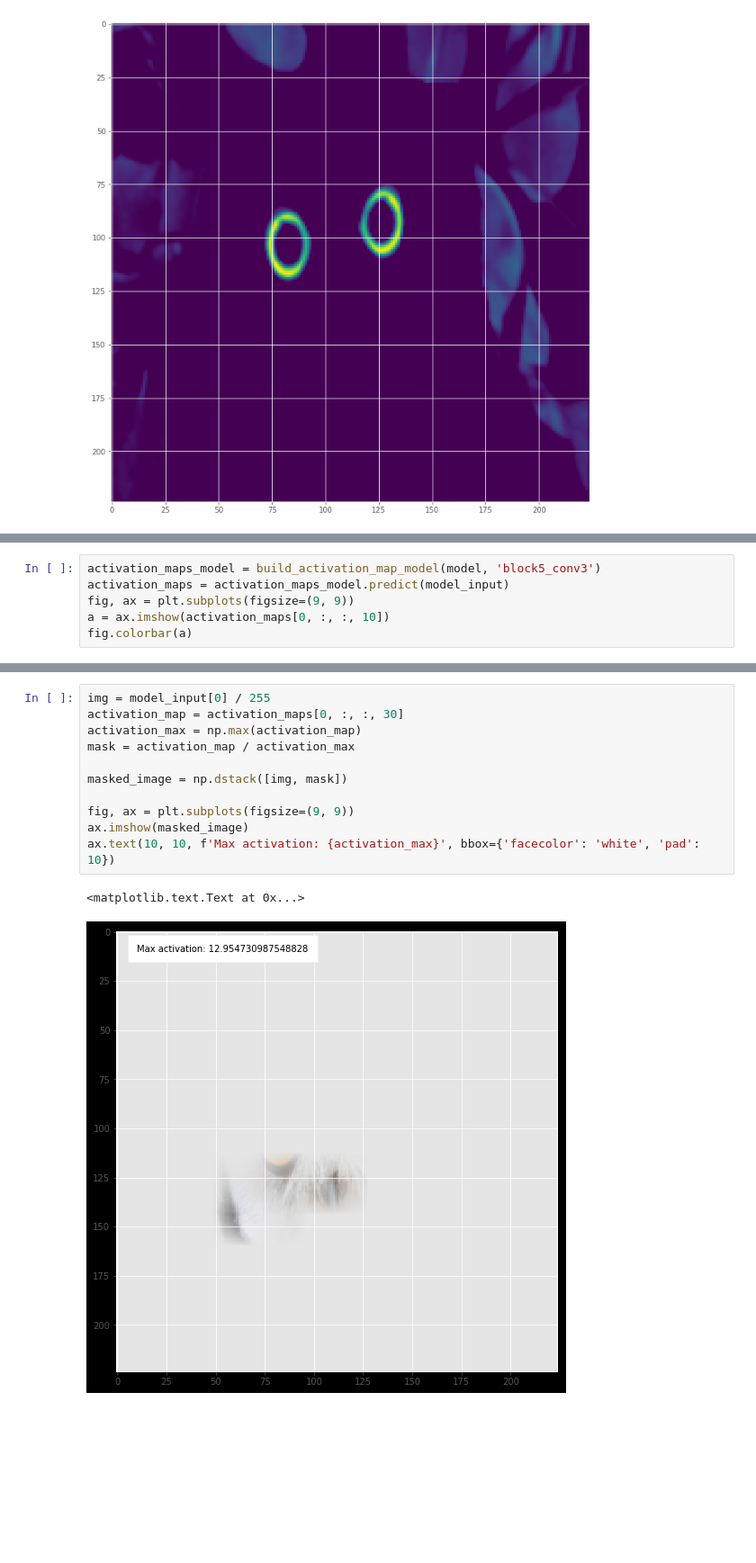
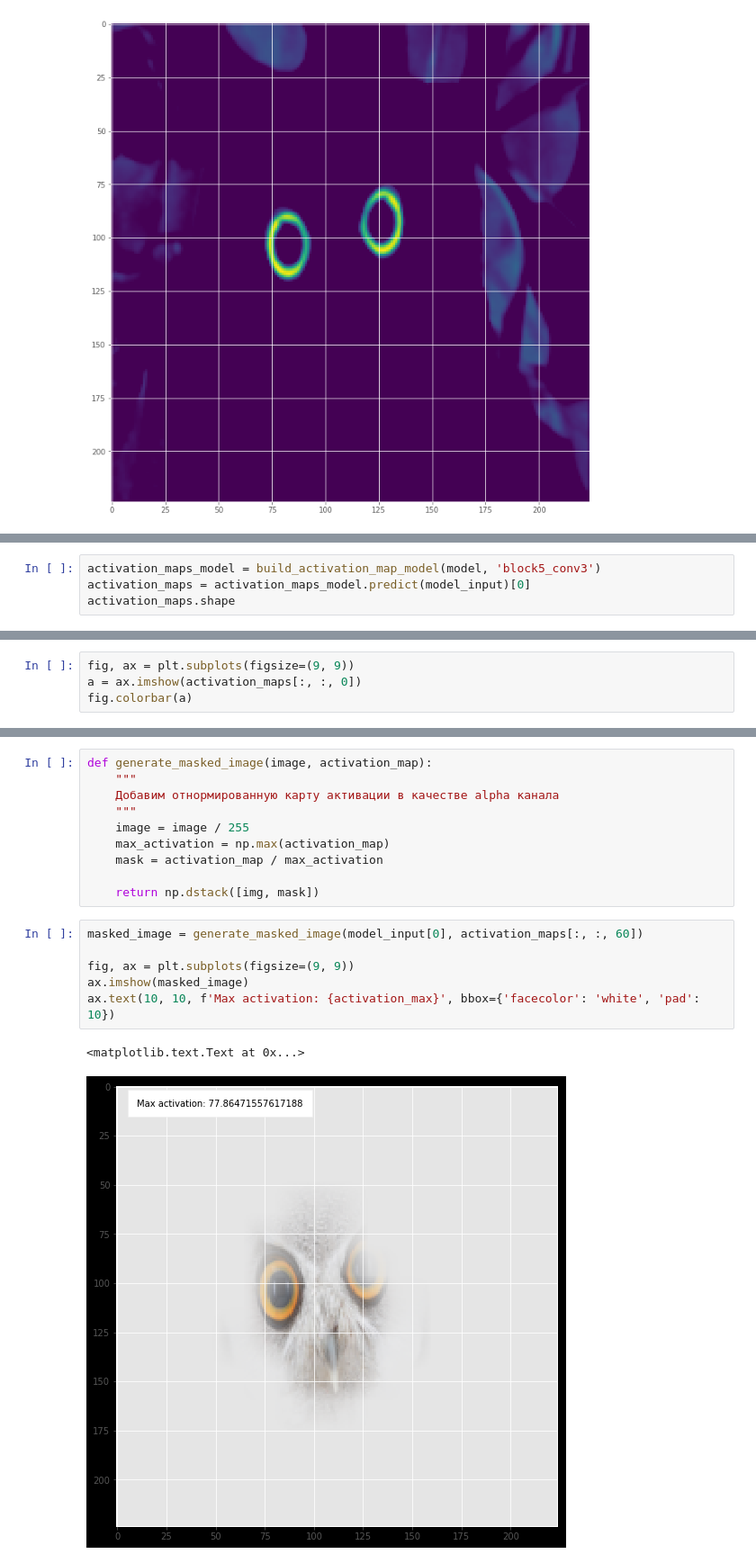
Before and after one commit to MulixBF/seminar-01-08-2017, a Jupyter notebook: 3. Визуализация работы сети.ipynb, the cells around one changed output, grey strips where cells are left out. Shown at 90% size. Cells and saved outputs as stored; diff of their text form; blank space fills up the shorter version.

```diff
--- a/3. Визуализация работы сети.ipynb
+++ b/3. Визуализация работы сети.ipynb
@@ -122,0 +127,4 @@ plt.imshow(activation_maps[0, :, :, 36])
+# %%
+activation_maps_model = build_activation_map_model(model, 'block5_conv3')
+activation_maps = activation_maps_model.predict(model_input)[0]
+activation_maps.shape
@@ -123,8 +133,6 @@ plt.imshow(activation_maps[0, :, :, 36])
 # %%
-activation_maps_model = build_activation_map_model(model, 'block5_conv3')
-activation_maps = activation_maps_model.predict(model_input)
 fig, ax = plt.subplots(figsize=(9, 9))
-a = ax.imshow(activation_maps[0, :, :, 10])
+a = ax.imshow(activation_maps[:, :, 0])
 fig.colorbar(a)
 # %% [output]
 <matplotlib.colorbar.Colorbar at 0x...>
@@ -132,14 +140,19 @@ fig.colorbar(a)
+# %%
+def generate_masked_image(image, activation_map):
+    """
+    Добавим отнормированную карту активации в качестве alpha канала
+    """
+    image = image / 255
+    max_activation = np.max(activation_map)
+    mask = activation_map / max_activation
+
+    return np.dstack([img, mask])
 # %%
-img = model_input[0] / 255
-activation_map = activation_maps[0, :, :, 30]
-activation_max = np.max(activation_map)
-mask = activation_map / activation_max
-
-masked_image = np.dstack([img, mask])
+masked_image = generate_masked_image(model_input[0], activation_maps[:, :, 60])
 
 fig, ax = plt.subplots(figsize=(9, 9))
 ax.imshow(masked_image)
 ax.text(10, 10, f'Max activation: {activation_max}', bbox={'facecolor': 'white', 'pad': 10})
 # %% [output]
 <matplotlib.text.Text at 0x...>
-[figure, old version]
+[figure, new version]
```
Also changed, not shown: parts of 8 cells of this notebook.
